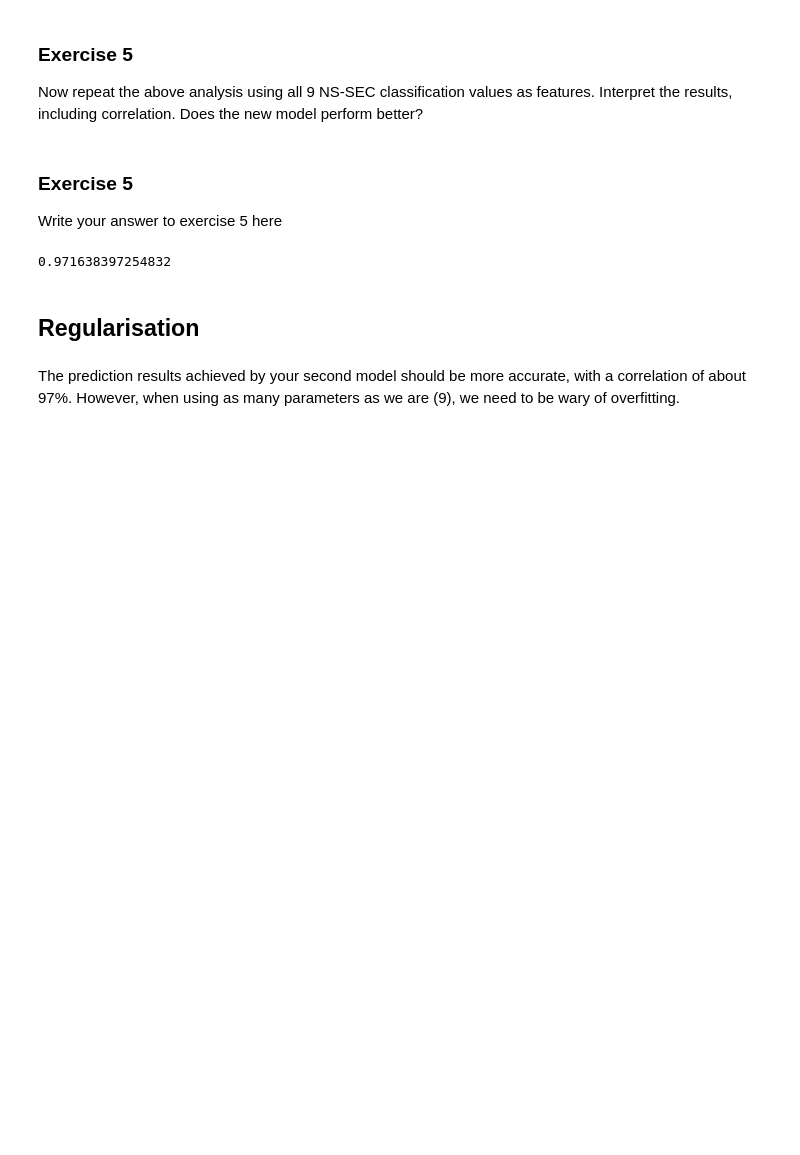
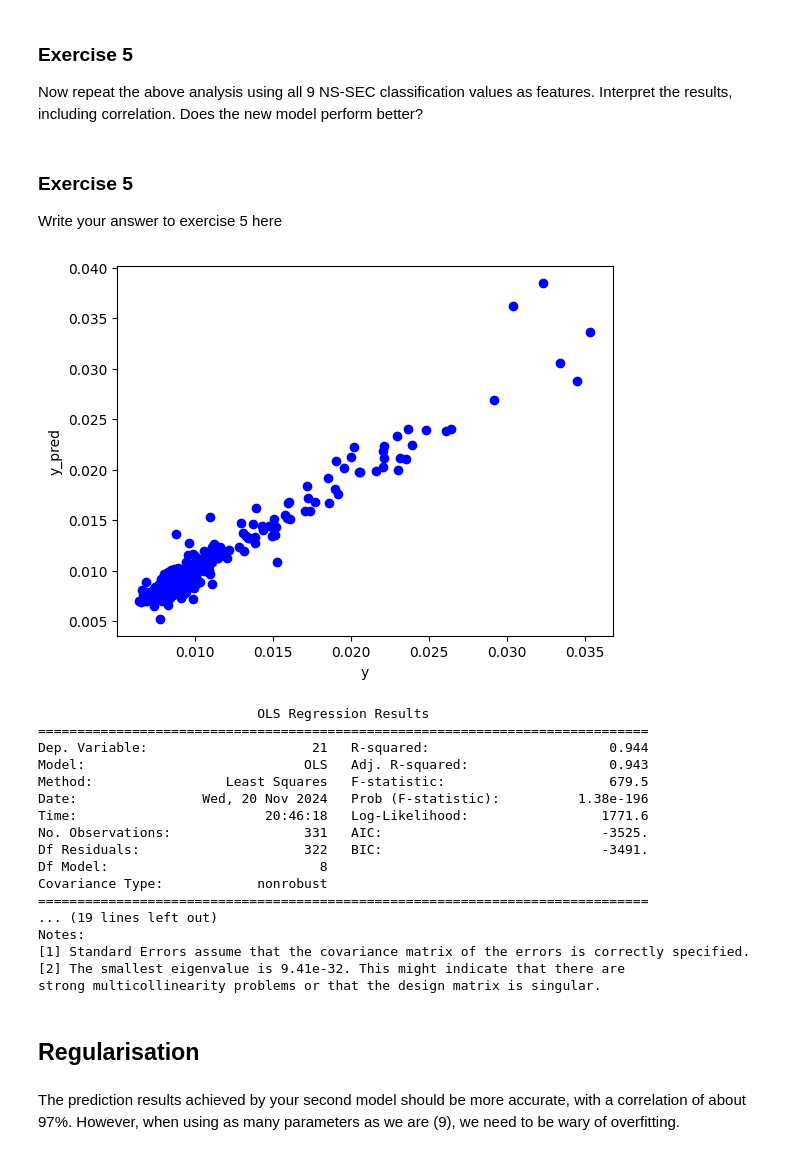
Before and after one commit to Navaneeth2906/nm803_ads_2024, a Jupyter notebook: Practical_3.ipynb, the cells around one changed output. Saved outputs shown, nothing was run; the diff lists cells and outputs as text; code cells hidden in the pictures; blank space fills up the shorter version.

```diff
--- a/Practical_3.ipynb
+++ b/Practical_3.ipynb
@@ -1111,9 +1128,9 @@ Now repeat the above analysis using all 9 NS-SEC classification values as featur
 
 Write your answer to exercise 5 here
 # %%
-from re import A
+
 # Use this box for any code you need
-a = age_df.rename(columns={'National Statistics Socio-economic Classification (NS-SEC): L15 Full-time students':'L15',
+X = age_df.rename(columns={'National Statistics Socio-economic Classification (NS-SEC): L15 Full-time students':'L15',
                        'National Statistics Socio-economic Classification (NS-SEC): Total: All usual residents aged 16 years and over': 'total',
                        'National Statistics Socio-economic Classification (NS-SEC): L1, L2 and L3 Higher managerial, administrative and professional occupations':'L1-3',
                        'National Statistics Socio-economic Classification (NS-SEC): L4, L5 and L6 Lower managerial, administrative and professional occupations':'L4-6',
@@ -1123,21 +1140,50 @@ a = age_df.rename(columns={'National Statistics Socio-economic Classification (N
                        'National Statistics Socio-economic Classification (NS-SEC): L12 Semi-routine occupations':'L12',
                        'National Statistics Socio-economic Classification (NS-SEC): L13 Routine occupations':'L13',
                        'National Statistics Socio-economic Classification (NS-SEC): L14.1 and L14.2 Never worked and long-term unemployed':'L14'})
-total = a['total']
-a = a.drop(columns=['date', 'geography code', 'total'])
-a = a.div(total, axis=0)
-df = pd.concat([a, norm_age_df[21]], axis=1)
-X = a  # Independent variable
-y = norm_age_df[21]   # Dependent variable
-
-X = sm.add_constant(X)
-model = sm.OLS(df[21], X)
-results = model.fit()
-
-y_pred = results.predict(X)
-print(y_pred.corr(y))
+total = X['total']
+X = X.drop(columns=['date', 'geography code', 'total'])
+X = X.div(total, axis=0)
-# %% [output]
-0.971638397254832
+# %%
+
+df = pd.concat([X, norm_age_df[21]], axis=1)
+
+   # Dependent variable
+y = df[21]
+X = sm.add_constant(X)
+model = sm.OLS(y, X)
+results = model.fit()
+
+y_pred = results.predict(X)
+
+
+
+# Create the scatter plot with equal scaling
+plt.scatter(y, y_pred, label='Data Points', color='blue')
+plt.xlabel("y")
+plt.ylabel("y_pred")
+
+plt.show()
+
+print(results.summary())
+# %% [output]
+[figure, added]
+                            OLS Regression Results
+==============================================================================
+Dep. Variable:                     21   R-squared:                       0.944
+Model:                            OLS   Adj. R-squared:                  0.943
+Method:                 Least Squares   F-statistic:                     679.5
+Date:                Wed, 20 Nov 2024   Prob (F-statistic):          1.38e-196
+Time:                        20:46:18   Log-Likelihood:                 1771.6
+No. Observations:                 331   AIC:                            -3525.
+Df Residuals:                     322   BIC:                            -3491.
+Df Model:                           8
+Covariance Type:            nonrobust
+==============================================================================
+... (19 lines left out)
+Notes:
+[1] Standard Errors assume that the covariance matrix of the errors is correctly specified.
+[2] The smallest eigenvalue is 9.41e-32. This might indicate that there are
+strong multicollinearity problems or that the design matrix is singular.
 # %% [markdown]
 ## Regularisation
 # %% [markdown]
```
Also changed, not shown: parts of 10 cells of this notebook.
